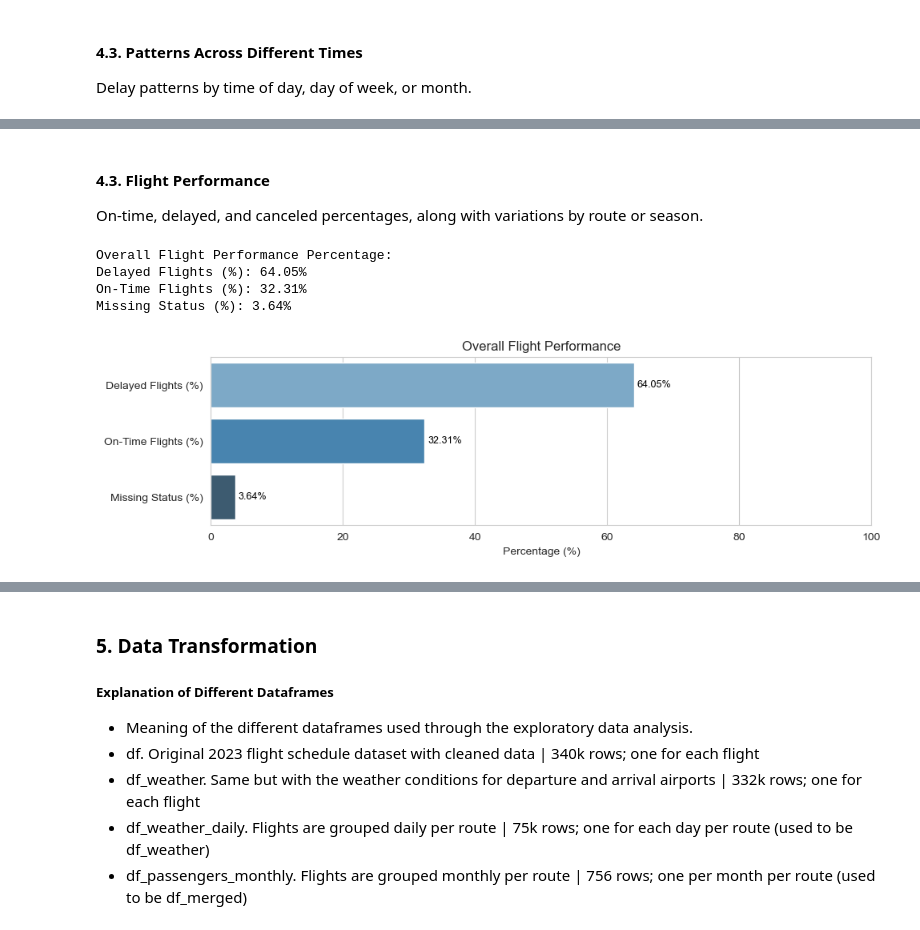
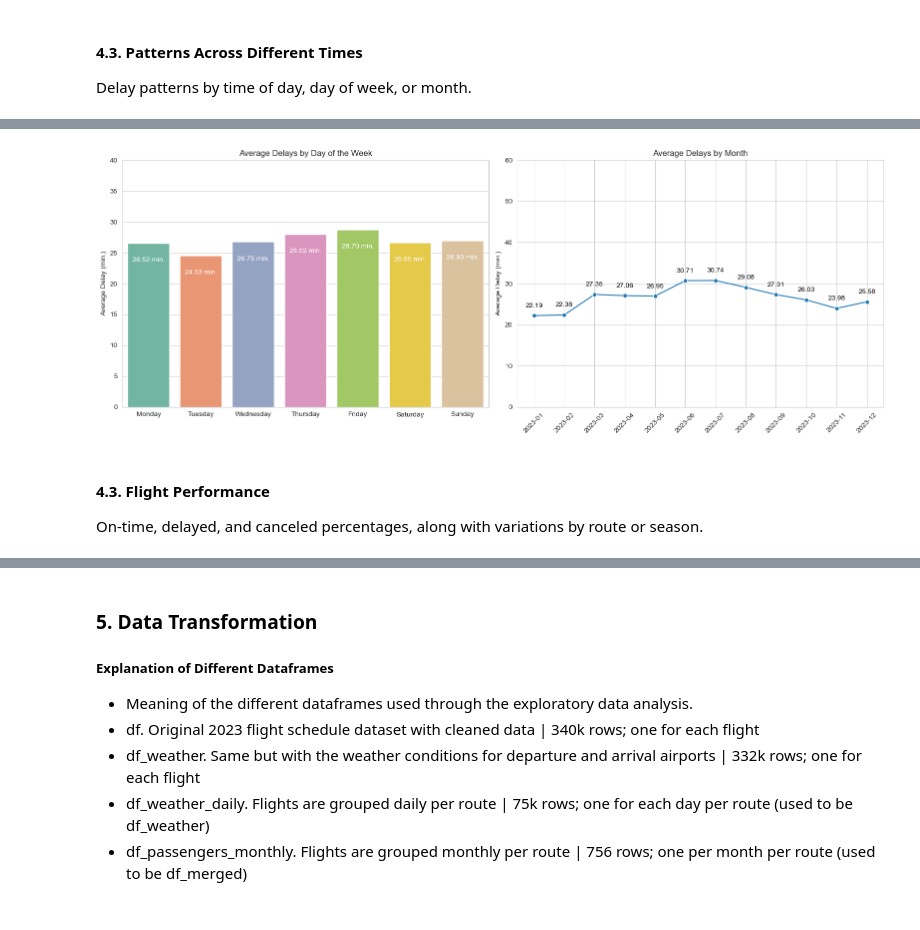
Before and after one commit to DT-Service-Consulting/avstats, a Jupyter notebook: avstats/AvStats_EDA.ipynb, the cells around one changed output, grey strips where cells are left out. Cells and saved outputs as stored; diff of their text form; code cells hidden in the pictures.

```diff
--- a/avstats/AvStats_EDA.ipynb
+++ b/avstats/AvStats_EDA.ipynb
@@ -443,32 +266,8 @@ plt.show()
+# %%
+plot_weekly_and_monthly(df, day_column='sdt', delay_column='dep_delay', palette='Set2')
+# %% [output]
+[figure, added]
 # %% [markdown]
 #### **4.3. Flight Performance**
 
 On-time, delayed, and canceled percentages, along with variations by route or season.
-# %%
-# Performance Summary
-flight_performance = FlightPerformance(df)
-performance_metrics = flight_performance.overall_performance()
-print("Overall Flight Performance Percentage:")
-for metric, value in performance_metrics.items():
-    print(f"{metric}: {value:.2f}%")
-
-# Visualize Overall Flight Performance
-performance_labels = list(performance_metrics.keys())
-performance_values = list(performance_metrics.values())
-plt.figure(figsize=(10, 3))
-sns.barplot(x=performance_values, y=performance_labels, palette='Blues_d')
-plt.xlabel("Percentage (%)")
-plt.title("Overall Flight Performance")
-plt.xlim(0, 100)
-
-for i, v in enumerate(performance_values):
-    plt.text(v + 0.5, i, f"{v:.2f}%", va='center', color='black', fontsize=9)
-
-plt.tight_layout()
-plt.show()
-# %% [output]
-Overall Flight Performance Percentage:
-Delayed Flights (%): 64.05%
-On-Time Flights (%): 32.31%
-Missing Status (%): 3.64%
-[figure, removed]
```
Also changed, not shown: parts of 15 cells of this notebook, 2 other files.
